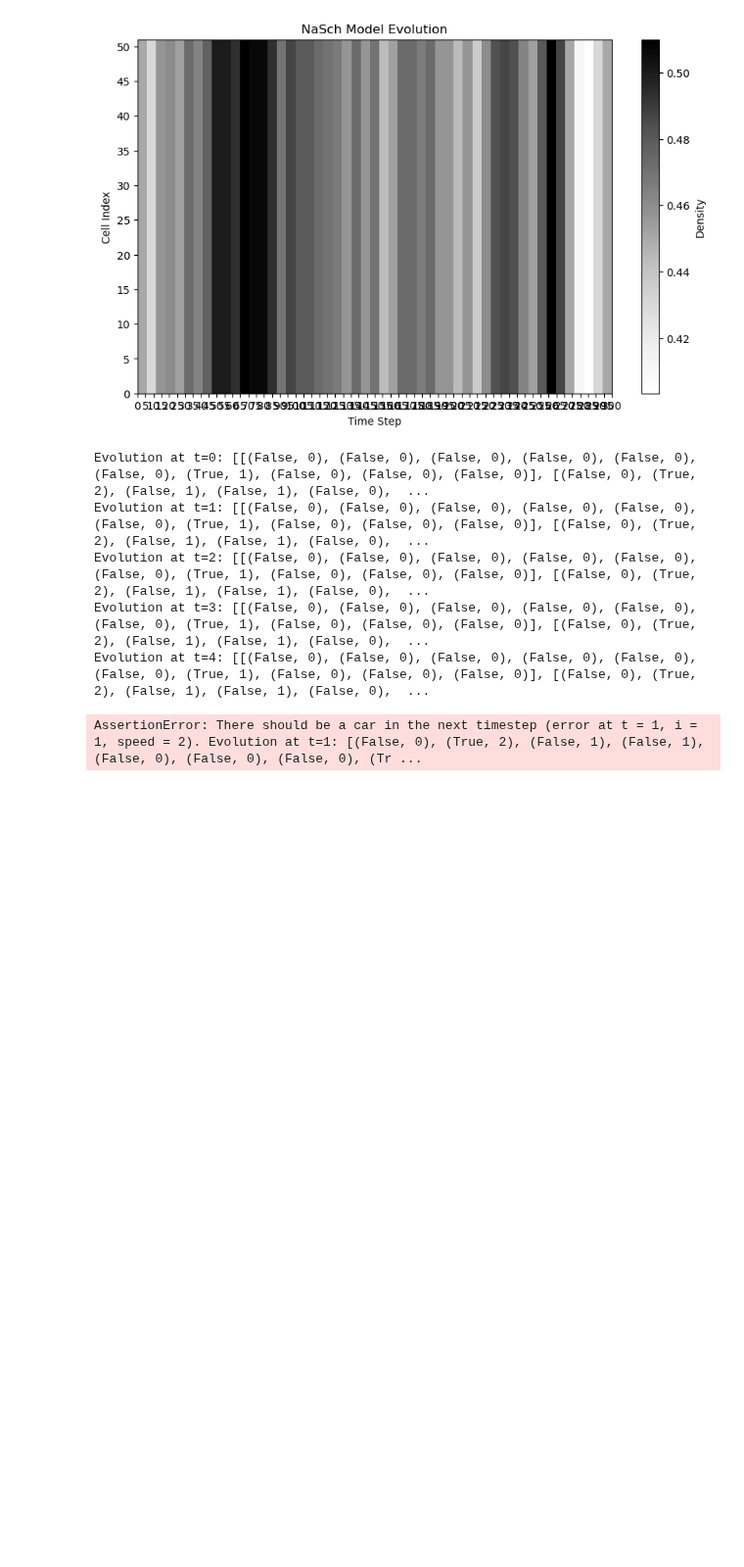
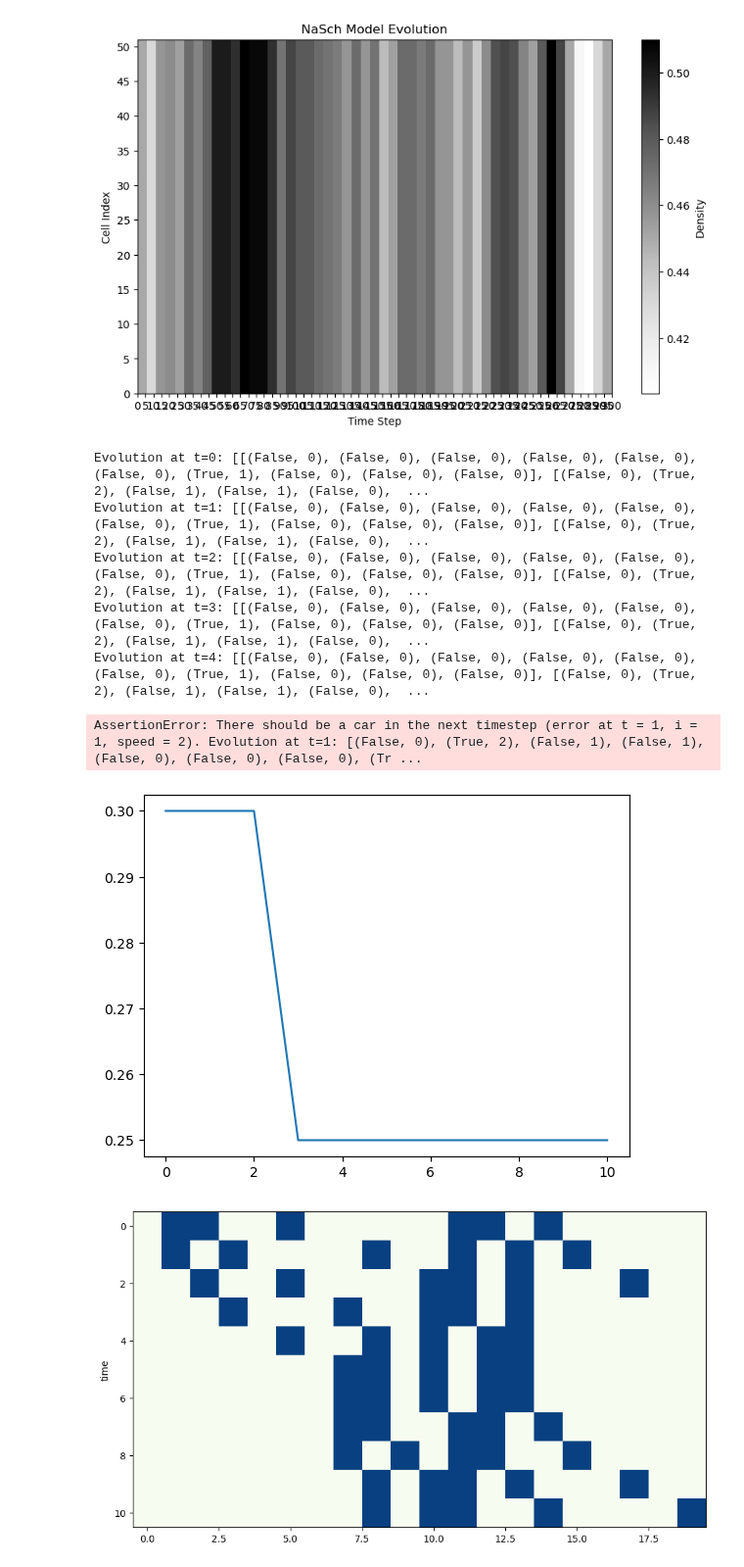
Before and after one commit to ThomasTenDamme/CSS-Group1, a Jupyter notebook: caros_notebook.ipynb, the cells around one changed output. Shown at 98% size. Drawn from its saved outputs; the diff is of its cells as text; code cells hidden in the pictures; blank space fills up the shorter version.

Commit message:
Density evolution test 1

```diff
--- a/caros_notebook.ipynb
+++ b/caros_notebook.ipynb
@@ -533,3 +534,40 @@ Evolution at t=2: [[(False, 0), (False, 0), (False, 0), (False, 0), (False, 0),
 Evolution at t=3: [[(False, 0), (False, 0), (False, 0), (False, 0), (False, 0), (False, 0), (True, 1), (False, 0), (False, 0), (False, 0)], [(False, 0), (True, 2), (False, 1), (False, 1), (False, 0),  ...
 Evolution at t=4: [[(False, 0), (False, 0), (False, 0), (False, 0), (False, 0), (False, 0), (True, 1), (False, 0), (False, 0), (False, 0)], [(False, 0), (True, 2), (False, 1), (False, 1), (False, 0),  ...
 AssertionError: There should be a car in the next timestep (error at t = 1, i = 1, speed = 2). Evolution at t=1: [(False, 0), (True, 2), (False, 1), (False, 1), (False, 0), (False, 0), (False, 0), (Tr ...
+# %%
+def density_evolution_nasch (evolution):
+    """
+    Function to calculate the density evolution of the NaSch model. The density is defined as the
+    amount of cars in total. This is calculated by summing the total amount of cars.
+    Input:
+    - evolution (list): List containing the evolution of the model for each timestep.
+    Output:
+    - density_evolution (list): List containing the density evolution of the model for each timestep.
+    """
+    location_evolution = [[x[0] for x in line] for line in evolution]
+    density_evolution = [np.sum(line) / len(line) for line in location_evolution]
+    return density_evolution
+# %%
+from modules import nasch_step
+from modules import initial_state_nasch
+from modules import run_model_stochastic
+import cellpylib as cpl
+L=20
+T=int(L / 2)
+p=0.2
+
+current_state = initial_state_nasch(L=10, p=0.5, v_max=3)
+evolution = nasch_step(current_state, v_max=3, p_slowdown=0.8)
+lifespan_counter, jam_counter, all_evolutions = run_model_stochastic(p, L, T, n_repetitions=100, v_max=3, p_slowdown=0.8, triangular=False, visualize=False, return_evolutions=True)
+# %%
+density_test = density_evolution_nasch(all_evolutions[0])
+plt.plot(density_test)
+
+location_evolution = [[x[0] for x in line] for line in all_evolutions[0]]
+
+# plot the car evolution
+fig, ax = plt.subplots(figsize=(12, 6))  # Adjust the size as needed
+cpl.plot(location_evolution, colormap='GnBu')
+# %% [output]
+[figure, added]
+[figure, added]
```
Also changed, not shown: parts of 1 cell of this notebook.
